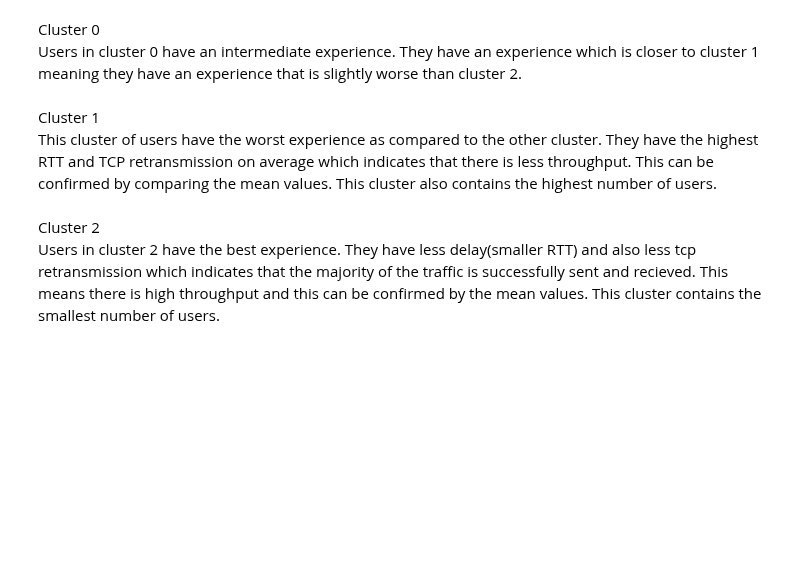
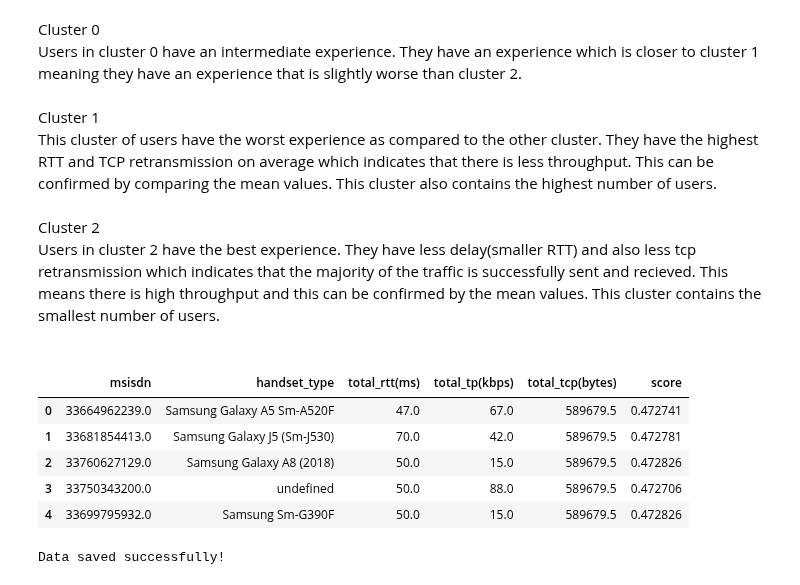
Before and after one commit to Nathnael12/Telecom_data_analysis, a Jupyter notebook: notebooks/UserExperienceAnalysis.ipynb, the cells around one changed output. Cells and saved outputs as stored; diff of their text form; code cells hidden in the pictures; blank space fills up the shorter version.

```diff
--- a/notebooks/UserExperienceAnalysis.ipynb
+++ b/notebooks/UserExperienceAnalysis.ipynb
@@ -52,7 +52,7 @@ total_rtt=user_experience_df['avg_rtt_dl_(ms)']+user_experience_df['avg_rtt_ul_(
 total_tp=user_experience_df['avg_bearer_tp_dl_(kbps)']+user_experience_df['avg_bearer_tp_ul_(kbps)']
 total_tcp=user_experience_df['tcp_dl_retrans._vol_(bytes)']+user_experience_df['tcp_ul_retrans._vol_(bytes)']
 user_experience_total=pd.DataFrame({"msisdn":user_experience_df['msisdn'],"handset_type":user_experience_df['handset_type'],"total_rtt(ms)":total_rtt,"total_tp(kbps)":total_tp,"total_tcp(bytes)":total_tcp})
-user_experience_total
+user_experience_total2=user_experience_total.copy()
 user_experience_total.head()
 # %% [output]
 |  | msisdn | handset_type | total_rtt(ms) | total_tp(kbps) | total_tcp(bytes) |
@@ -480,3 +486,23 @@ Cluster 1 <br/>
 This cluster of users have the worst experience as compared to the other cluster. They have the highest RTT and TCP retransmission on average which indicates that there is less throughput. This can be confirmed by comparing the mean values. This cluster also contains the highest number of users.<br/><br/>
 Cluster 2 <br/>
 Users in cluster 2 have the best experience. They have less delay(smaller RTT) and also less tcp retransmission which indicates that the majority of the traffic is successfully sent and recieved. This means there is high throughput and this can be confirmed by the mean values. This cluster contains the smallest number of users.<br/><br/>
+# %%
+distance = kmeans.fit_transform(normalized_experience_metric)
+
+distance_from_less_exp = list(map(lambda x : x[0], distance))
+
+experience_metrics_with_cluster = user_experience_total2
+experience_metrics_with_cluster['score'] = distance_from_less_exp
+# %%
+experience_metrics_with_cluster.head()
+# %% [output]
+|  | msisdn | handset_type | total_rtt(ms) | total_tp(kbps) | total_tcp(bytes) | score |
+| 0 | 33664962239.0 | Samsung Galaxy A5 Sm-A520F | 47.0 | 67.0 | 589679.5 | 0.472741 |
+| 1 | 33681854413.0 | Samsung Galaxy J5 (Sm-J530) | 70.0 | 42.0 | 589679.5 | 0.472781 |
+| 2 | 33760627129.0 | Samsung Galaxy A8 (2018) | 50.0 | 15.0 | 589679.5 | 0.472826 |
+| 3 | 33750343200.0 | undefined | 50.0 | 88.0 | 589679.5 | 0.472706 |
+| 4 | 33699795932.0 | Samsung Sm-G390F | 50.0 | 15.0 | 589679.5 | 0.472826 |
+# %%
+utility.save_data(experience_metrics_with_cluster,'../data/user_experience_metrics.csv')
+# %% [output]
+Data saved successfully!
```
Also changed, not shown: parts of 3 cells of this notebook, 4 other files.
